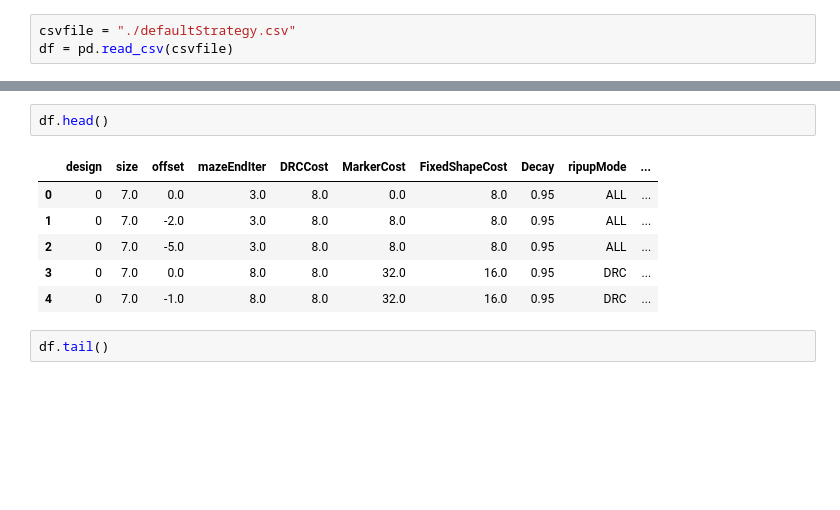
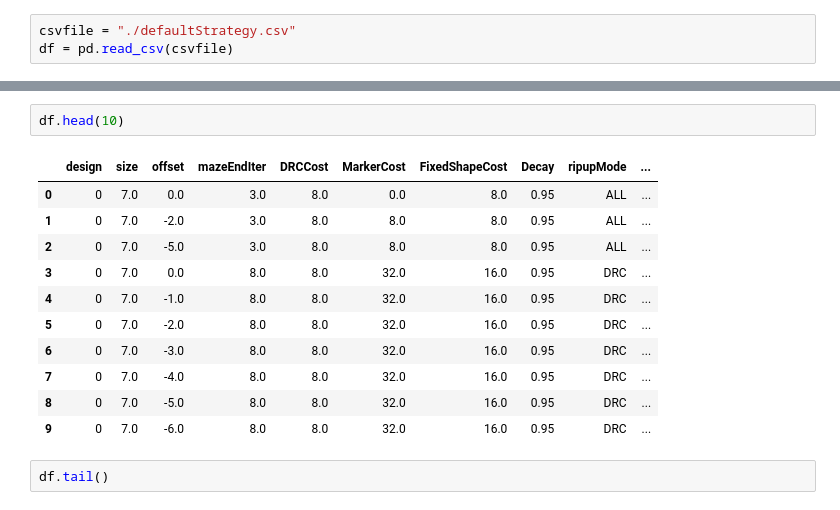
Before and after one commit to wrhlearner/DL-code-for-detailed-routing, a Jupyter notebook: src/ny-stock-price-prediction-custom-dataset.ipynb, the cells around one changed output, grey strips where cells are left out. Drawn from its saved outputs; the diff is of its cells as text; blank space fills up the shorter version.

```diff
--- a/src/ny-stock-price-prediction-custom-dataset.ipynb
+++ b/src/ny-stock-price-prediction-custom-dataset.ipynb
@@ -69,14 +69,19 @@ memory usage: 221.2+ KB
 
 number of different designs:  43
 # %%
-df.head()
+df.head(10)
 # %% [output]
 |  | design | size | offset | mazeEndIter | DRCCost | MarkerCost | FixedShapeCost | Decay | ripupMode | ... |
 | 0 | 0 | 7.0 | 0.0 | 3.0 | 8.0 | 0.0 | 8.0 | 0.95 | ALL | ... |
 | 1 | 0 | 7.0 | -2.0 | 3.0 | 8.0 | 8.0 | 8.0 | 0.95 | ALL | ... |
 | 2 | 0 | 7.0 | -5.0 | 3.0 | 8.0 | 8.0 | 8.0 | 0.95 | ALL | ... |
 | 3 | 0 | 7.0 | 0.0 | 8.0 | 8.0 | 32.0 | 16.0 | 0.95 | DRC | ... |
 | 4 | 0 | 7.0 | -1.0 | 8.0 | 8.0 | 32.0 | 16.0 | 0.95 | DRC | ... |
+| 5 | 0 | 7.0 | -2.0 | 8.0 | 8.0 | 32.0 | 16.0 | 0.95 | DRC | ... |
+| 6 | 0 | 7.0 | -3.0 | 8.0 | 8.0 | 32.0 | 16.0 | 0.95 | DRC | ... |
+| 7 | 0 | 7.0 | -4.0 | 8.0 | 8.0 | 32.0 | 16.0 | 0.95 | DRC | ... |
+| 8 | 0 | 7.0 | -5.0 | 8.0 | 8.0 | 32.0 | 16.0 | 0.95 | DRC | ... |
+| 9 | 0 | 7.0 | -6.0 | 8.0 | 8.0 | 32.0 | 16.0 | 0.95 | DRC | ... |
 # %%
 df.tail()
 # %% [output]
```
Also changed, not shown: parts of 4 cells of this notebook, 7 other files.
